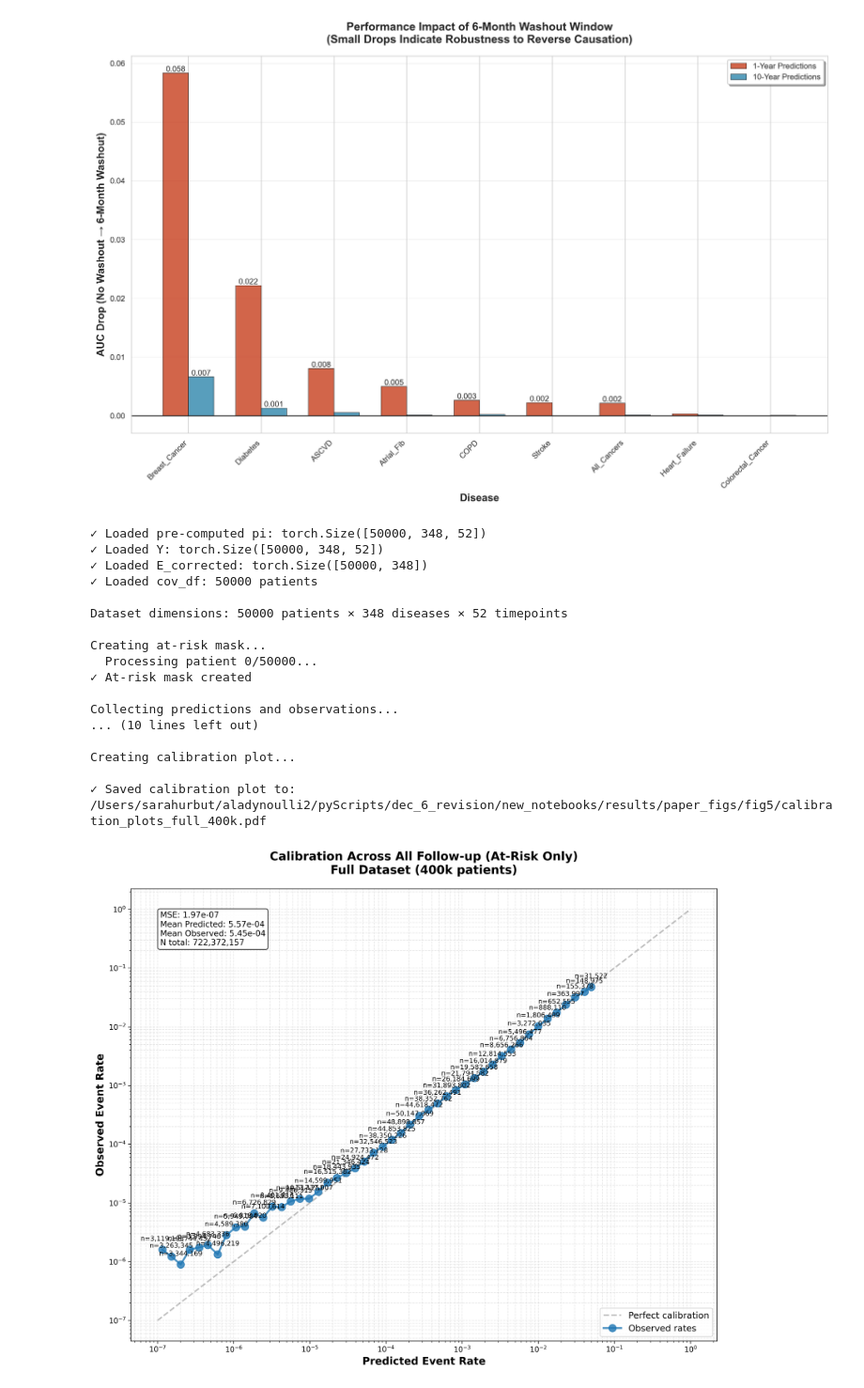
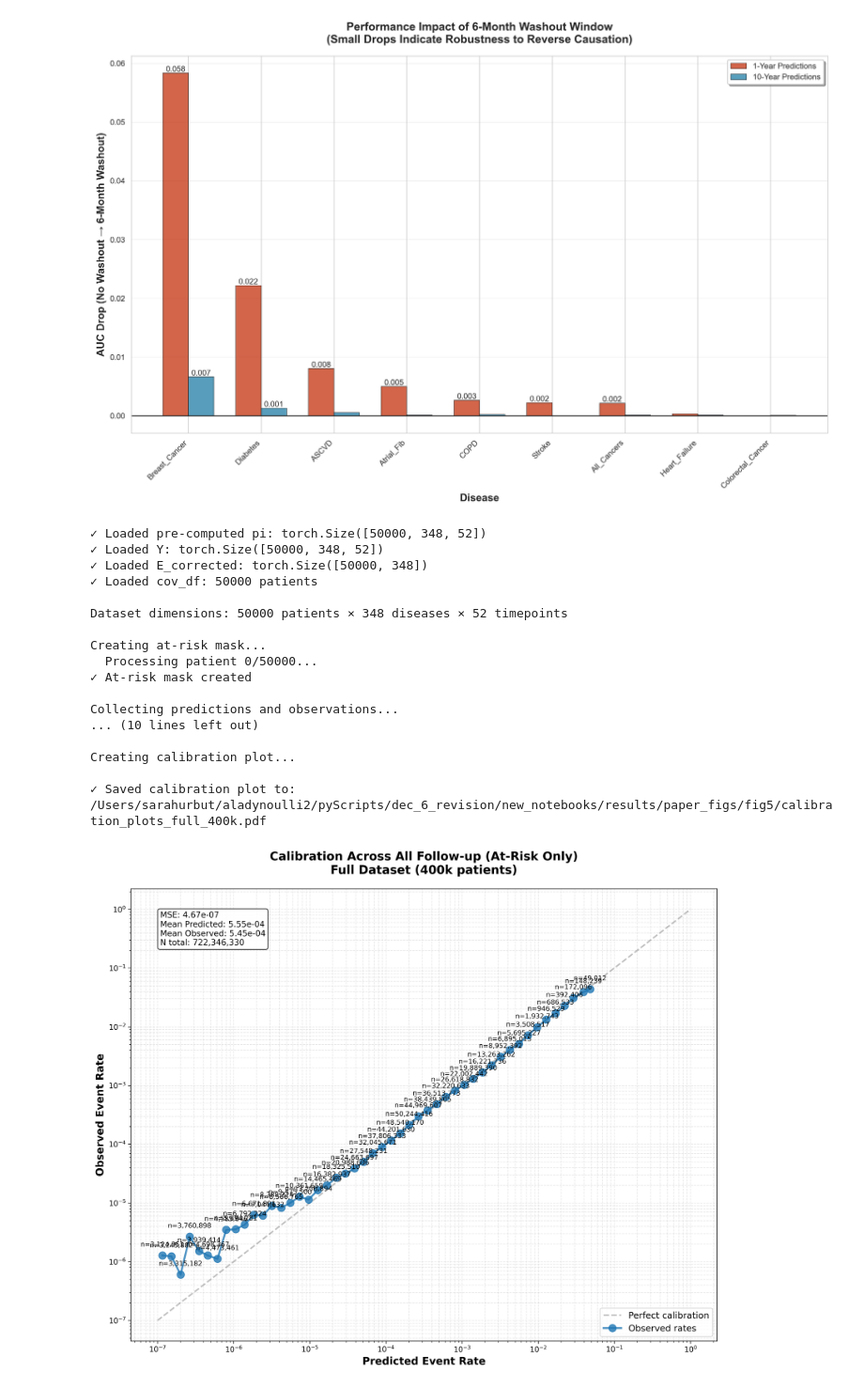
Before and after one commit to surbut/aladynoulli2, a Jupyter notebook: pyScripts/dec_6_revision/new_notebooks/main_paper_figures/Figure4_Predictive_Performance.ipynb, the cells around one changed output. Shown at 94% size. Cells and saved outputs as stored; diff of their text form; code cells hidden in the pictures.

```diff
--- a/pyScripts/dec_6_revision/new_notebooks/main_paper_figures/Figure4_Predictive_Performance.ipynb
+++ b/pyScripts/dec_6_revision/new_notebooks/main_paper_figures/Figure4_Predictive_Performance.ipynb
@@ -109,7 +109,10 @@ from pathlib import Path
 # Load pre-computed pi (full 400k dataset)
 #pi_full = torch.load("/Users/sarahurbut/Library/CloudStorage/Dropbox/censor_e_batchrun_vectorized/pi_fullmode_400k.pt", map_location='cpu', weights_only=False)[:50000]
 
-pi_full = torch.load("/Users/sarahurbut/Library/CloudStorage/Dropbox/enrollment_predictions_fixedphi_correctedE_vectorized/pi_enroll_fixedphi_sex_FULL_calibrated.pt",
+#pi_full = torch.load("/Users/sarahurbut/Library/CloudStorage/Dropbox/enrollment_predictions_fixedphi_correctedE_vectorized/pi_enroll_fixedphi_sex_FULL_calibrated.pt",
+           #)[:50000]
+
+pi_full = torch.load("/Users/sarahurbut/Library/CloudStorage/Dropbox/enrollment_predictions_fixedphi_fixedgk_nolr_vectorized/pi_enroll_fixedphi_sex_FULL.pt",
            )[:50000]
 print(f"✓ Loaded pre-computed pi: {pi_full.shape}")
 
@@ -236,31 +239,31 @@ ax.set_ylabel('Observed Event Rate', fontsize=14, fontweight='bold')
 ax.set_title('Calibration Across All Follow-up (At-Risk Only)\nFull Dataset (400k patients)',
              fontsize=16, fontweight='bold', pad=20)
 ax.legend(loc='lower right', fontsize=12)
 
 plt.tight_layout()
 
 # Save plot
 save_path = "/Users/sarahurbut/aladynoulli2/pyScripts/dec_6_revision/new_notebooks/results/paper_figs/fig5/calibration_plots_full_400k.pdf"
 plt.savefig(save_path, format='pdf', dpi=300, bbox_inches='tight')
 print(f"\n✓ Saved calibration plot to: {save_path}")
 
 plt.show()
 # %% [output]
 ✓ Loaded pre-computed pi: torch.Size([50000, 348, 52])
 ✓ Loaded Y: torch.Size([50000, 348, 52])
 ✓ Loaded E_corrected: torch.Size([50000, 348])
 ✓ Loaded cov_df: 50000 patients
 
 Dataset dimensions: 50000 patients × 348 diseases × 52 timepoints
 
 Creating at-risk mask...
   Processing patient 0/50000...
 ✓ At-risk mask created
 
 Collecting predictions and observations...
 ... (10 lines left out)
 
 Creating calibration plot...
 
 ✓ Saved calibration plot to: /Users/sarahurbut/aladynoulli2/pyScripts/dec_6_revision/new_notebooks/results/paper_figs/fig5/calibration_plots_full_400k.pdf
-[figure, old version]
+[figure, new version]
```
Also changed, not shown: 27 other files.
